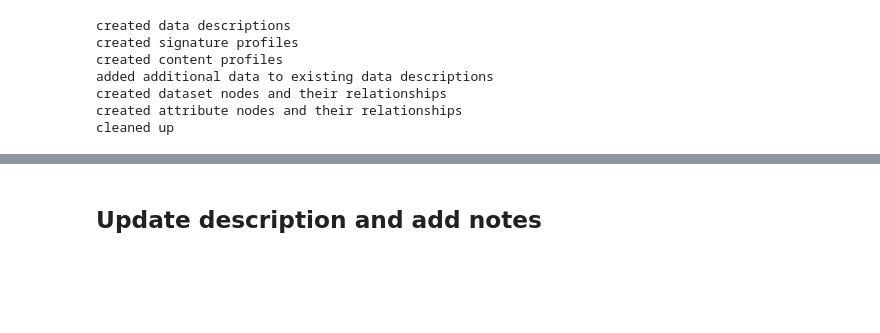
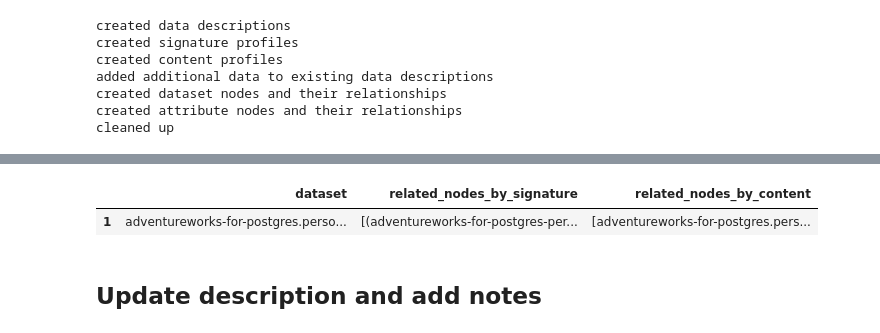
Before and after one commit to cdelmonte-zg/havel-datalake, a Jupyter notebook: havel.ipynb, the cells around one changed output, grey strips where cells are left out. Saved outputs shown, nothing was run; the diff lists cells and outputs as text; code cells hidden in the pictures; blank space fills up the shorter version.

```diff
--- a/havel.ipynb
+++ b/havel.ipynb
@@ -1804,3 +1959,22 @@ display(HTML(df.to_html()))
+# %%
+daend = int(datetime.timestamp(datetime.now())*1000)
+dastart = int(datetime.timestamp(datetime(2022, 1, 29, 12, 12, 12))*1000)
+treshold_signature='0.9'
+treshold_content='0.8'
+
+exploration_results = data_exploration_service.explore_by_dataset(dataset='address', treshold_signature=treshold_signature, treshold_content=treshold_content, dastart=dastart, daend=daend)
+
+df = data_exploration_service.format_results(exploration_results)
+df.index = df.index + 1
+display(HTML(df.to_html()))
+df.to_csv(test_results_directory + 'test-ausfuehrung-data-exploration-explore-by-dataset-with-related-node-by-signature.csv', sep=',', index=False)
+
+# exploration_results[0]['graph_content']
+# exploration_results[0]['graph_signature']
+# GraphWidget(graph = exploration_results[0]['graph_content'][1])
+# %% [output]
+|  | dataset | related_nodes_by_signature | related_nodes_by_content |
+| 1 | adventureworks-for-postgres.perso... | [(adventureworks-for-postgres-per... | [adventureworks-for-postgres.pers... |
 # %% [markdown]
 ## Update description and add notes
 # %%
```
Also changed, not shown: parts of 26 cells of this notebook, 6 other files.
